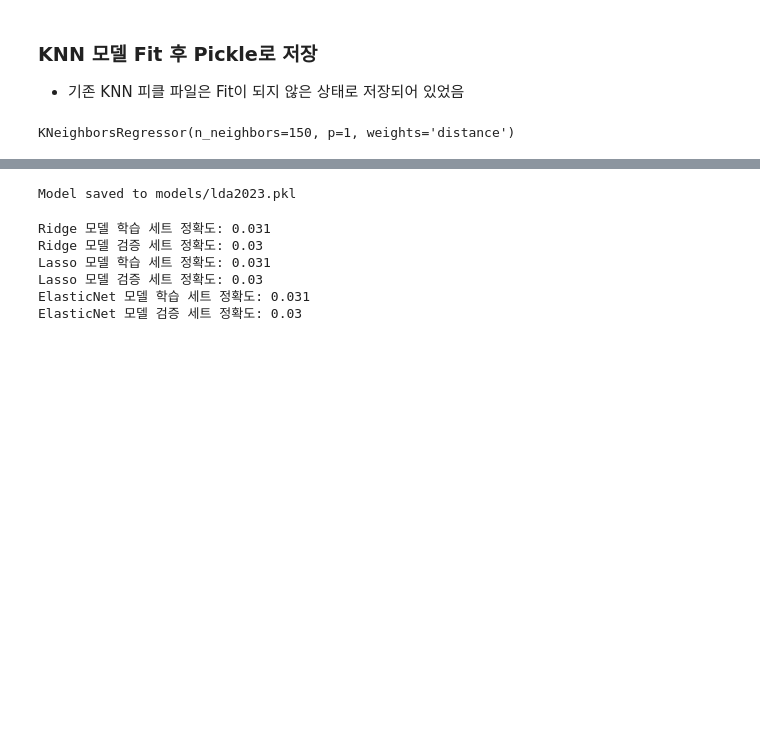
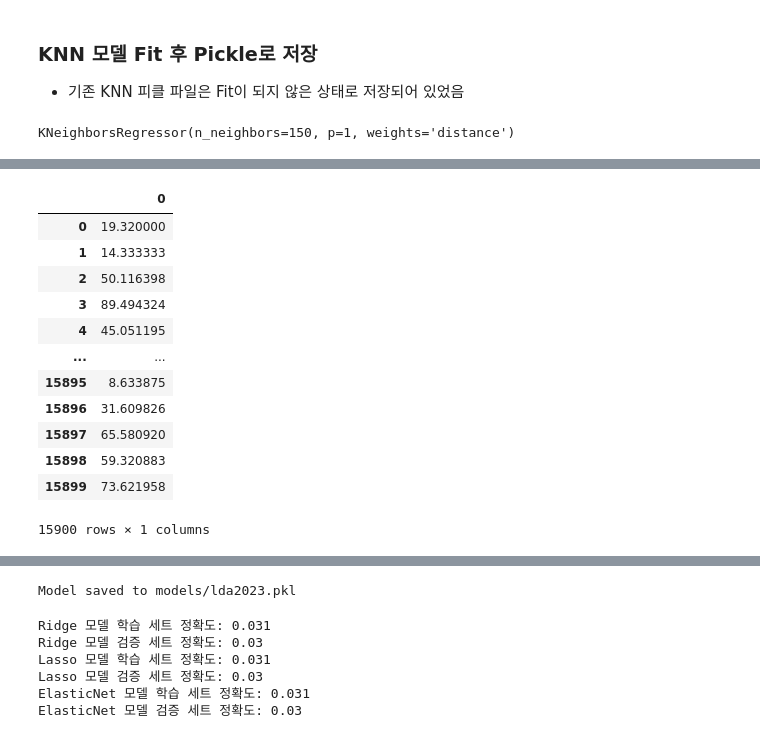
Before and after one commit to CG05/BillboardAnalitics, a Jupyter notebook: modelingdy2023.ipynb, the cells around one changed output, grey strips where cells are left out. Saved outputs shown, nothing was run; the diff lists cells and outputs as text; code cells hidden in the pictures; blank space fills up the shorter version.

```diff
--- a/modelingdy2023.ipynb
+++ b/modelingdy2023.ipynb
@@ -309,0 +348,17 @@ KNeighborsRegressor(n_neighbors=150, p=1, weights='distance')
+# %%
+df_pred = pd.DataFrame(y_predicted)
+df_pred
+# %% [output]
+|  | 0 |
+| 0 | 19.320000 |
+| 1 | 14.333333 |
+| 2 | 50.116398 |
+| 3 | 89.494324 |
+| 4 | 45.051195 |
+| ... | ... |
+| 15895 | 8.633875 |
+| 15896 | 31.609826 |
+| 15897 | 65.580920 |
+| 15898 | 59.320883 |
+| 15899 | 73.621958 |
+15900 rows × 1 columns
```
Also changed, not shown: parts of 15 cells of this notebook, 2 other files.
